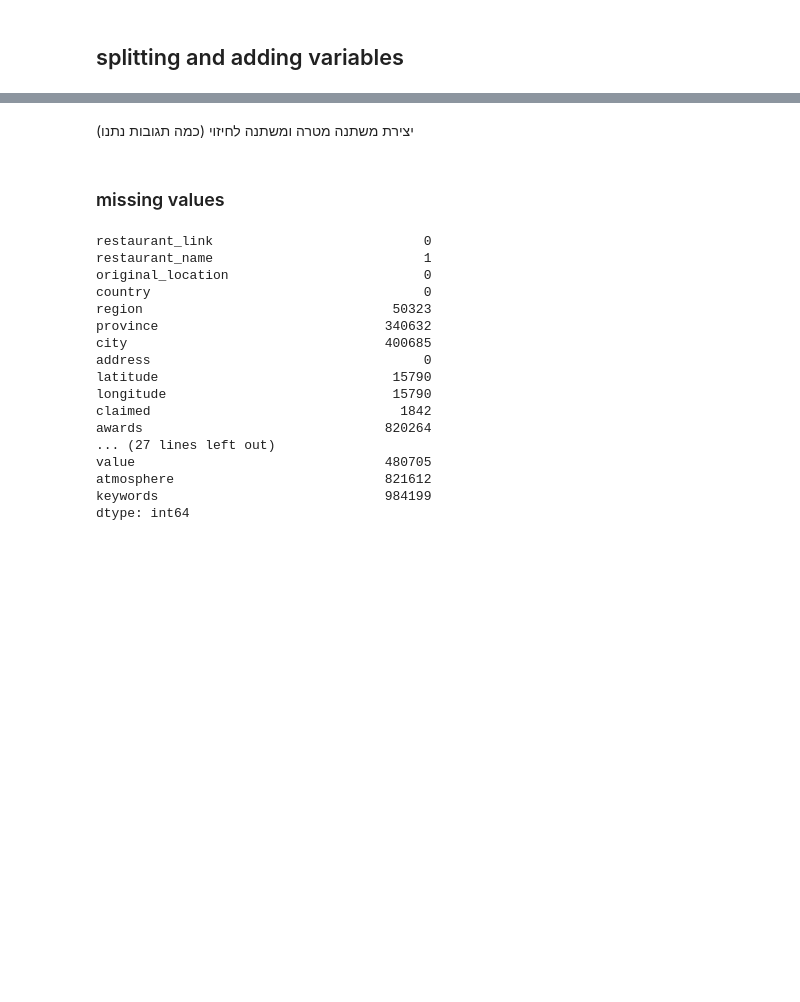
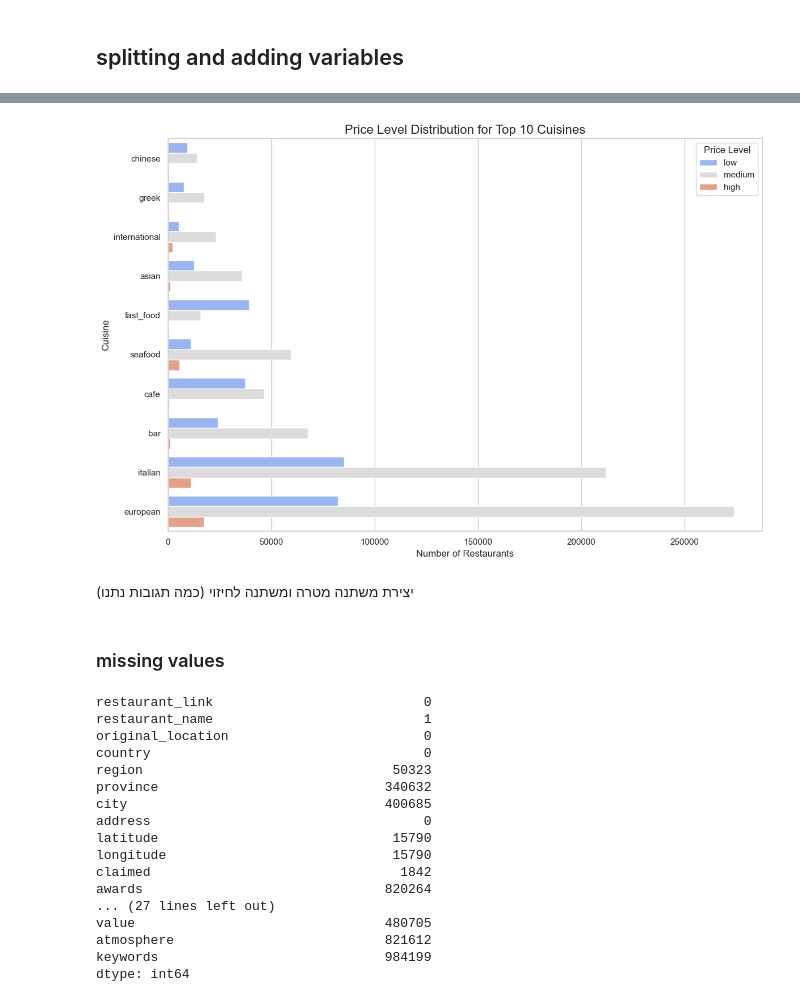
Before and after one commit to psychologydatascience-netizen/Tripadvisor-ML-project-03.2026-, a Jupyter notebook: notebooks/01_eda.ipynb, the cells around one changed output, grey strips where cells are left out. Cells and saved outputs as stored; diff of their text form; code cells hidden in the pictures; blank space fills up the shorter version.

```diff
--- a/notebooks/01_eda.ipynb
+++ b/notebooks/01_eda.ipynb
@@ -139,3 +168,24 @@ df['is_other'] = df['cuisines_clean'].apply(
+# %%
+# Filter exploded dataframe to top 10 cuisines
+exploded_top10 = exploded[exploded['cuisines_clean'].isin(top10)]
+
+plt.figure(figsize=(12, 8))
+sns.countplot(
+    y='cuisines_clean',
+    hue='price_level_cat',
+    data=exploded_top10,
+    order=top10[::-1],  # reverse for horizontal bars
+    hue_order=['low', 'medium', 'high'],
+    palette='coolwarm'
+)
+plt.title('Price Level Distribution for Top 10 Cuisines', fontsize=16)
+plt.xlabel('Number of Restaurants', fontsize=12)
+plt.ylabel('Cuisine', fontsize=12)
+plt.legend(title='Price Level', fontsize=11, title_fontsize=12)
+plt.tight_layout()
+plt.show()
+# %% [output]
+[figure, added]
 # %%
 df['minimum_range'] = pd.to_numeric(df['price_range'].str.split('-').str[0].str.replace('€', '').str.replace(',', ''), errors='coerce')
 df['maximum_range'] = pd.to_numeric(df['price_range'].str.split('-').str[1].str.replace('€', '').str.replace(',', ''), errors='coerce')
```
Also changed, not shown: parts of 8 cells of this notebook.
